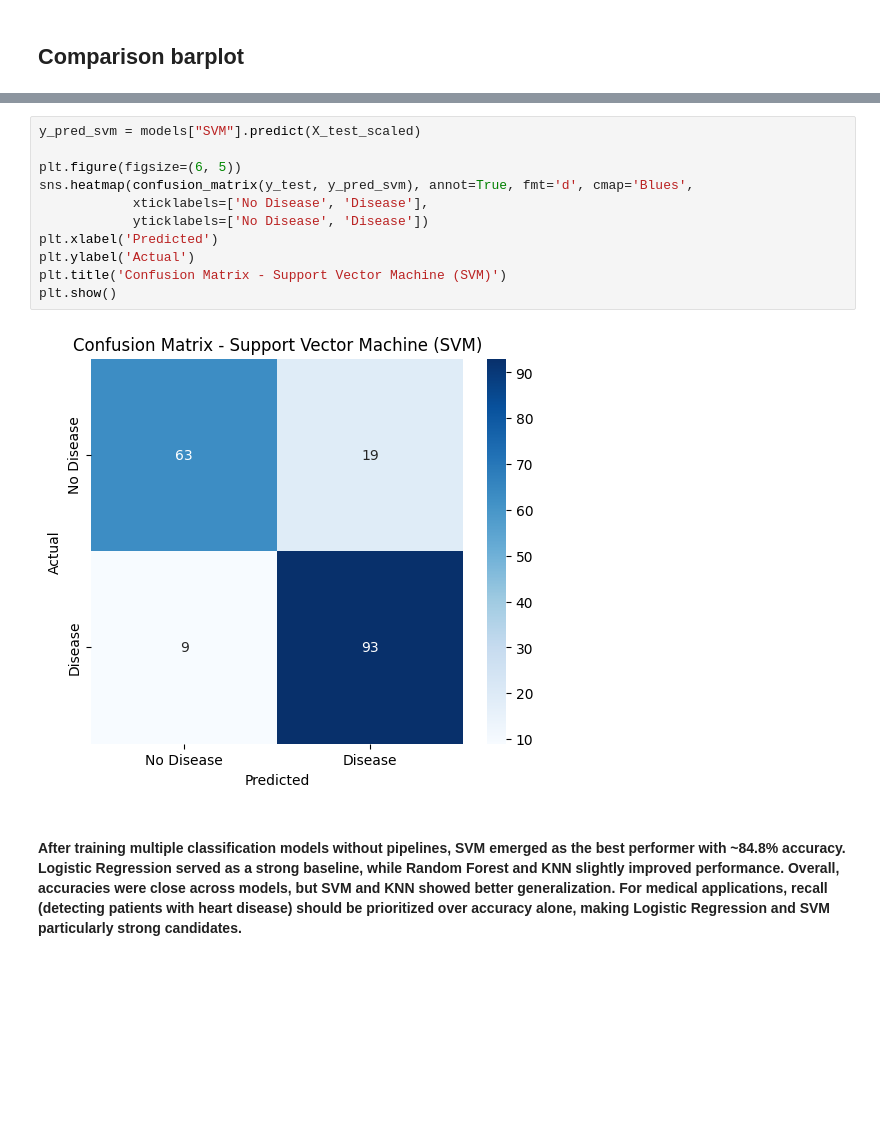
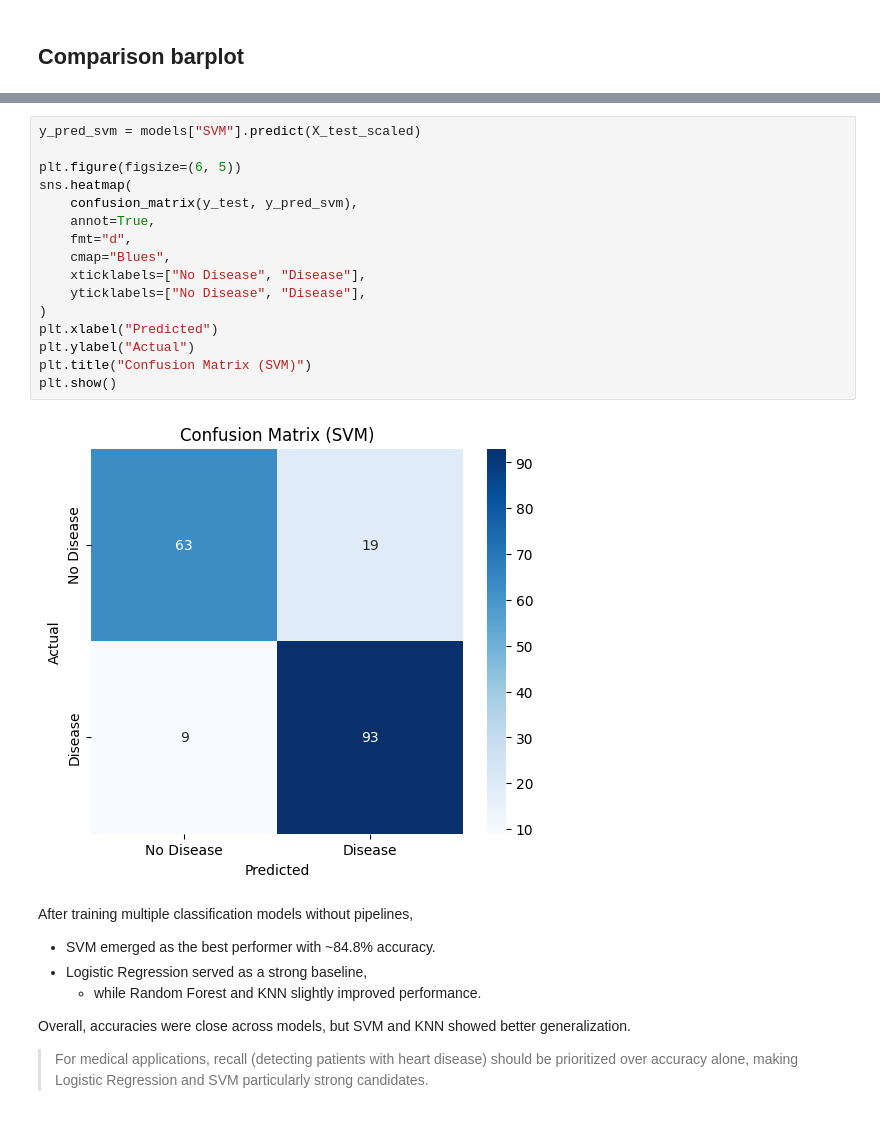
Before and after one commit to eshagarwal/21-Projects-21-Days-ML-Deep-Learning-GenAI-GFG, a Jupyter notebook: DAY 4/heart_disease_prediction.ipynb, the cells around one changed output, grey strips where cells are left out. Drawn from its saved outputs; the diff is of its cells as text; blank space fills up the shorter version.

Commit message:
Formats the cells' outputs better

```diff
--- a/DAY 4/heart_disease_prediction.ipynb
+++ b/DAY 4/heart_disease_prediction.ipynb
@@ -658,15 +630,26 @@ plt.show()
 # %%
 y_pred_svm = models["SVM"].predict(X_test_scaled)
 
 plt.figure(figsize=(6, 5))
-sns.heatmap(confusion_matrix(y_test, y_pred_svm), annot=True, fmt='d', cmap='Blues',
-            xticklabels=['No Disease', 'Disease'],
-            yticklabels=['No Disease', 'Disease'])
-plt.xlabel('Predicted')
-plt.ylabel('Actual')
-plt.title('Confusion Matrix - Support Vector Machine (SVM)')
+sns.heatmap(
+    confusion_matrix(y_test, y_pred_svm),
+    annot=True,
+    fmt="d",
+    cmap="Blues",
+    xticklabels=["No Disease", "Disease"],
+    yticklabels=["No Disease", "Disease"],
+)
+plt.xlabel("Predicted")
+plt.ylabel("Actual")
+plt.title("Confusion Matrix (SVM)")
 plt.show()
 # %% [output]
-[figure, old version]
+[figure, new version]
 # %% [markdown]
-#### After training multiple classification models without pipelines, SVM emerged as the best performer with ~84.8% accuracy. Logistic Regression served as a strong baseline, while Random Forest and KNN slightly improved performance. Overall, accuracies were close across models, but SVM and KNN showed better generalization. For medical applications, recall (detecting patients with heart disease) should be prioritized over accuracy alone, making Logistic Regression and SVM particularly strong candidates.
+After training multiple classification models without pipelines,
+- SVM emerged as the best performer with ~84.8% accuracy.
+- Logistic Regression served as a strong baseline,
+    - while Random Forest and KNN slightly improved performance.
+
+Overall, accuracies were close across models, but SVM and KNN showed better generalization.
+> For medical applications, recall (detecting patients with heart disease) should be prioritized over accuracy alone, making Logistic Regression and SVM particularly strong candidates.
```
Also changed, not shown: parts of 7 cells of this notebook.
